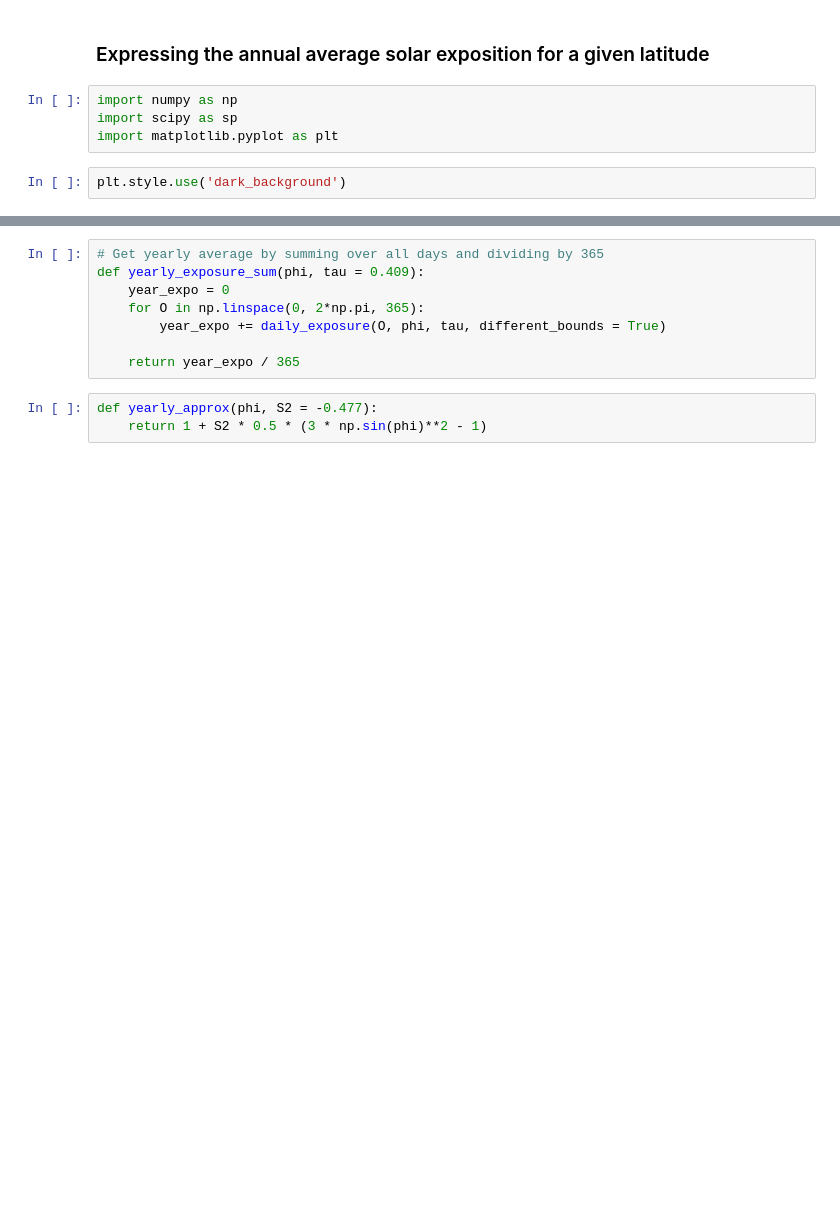
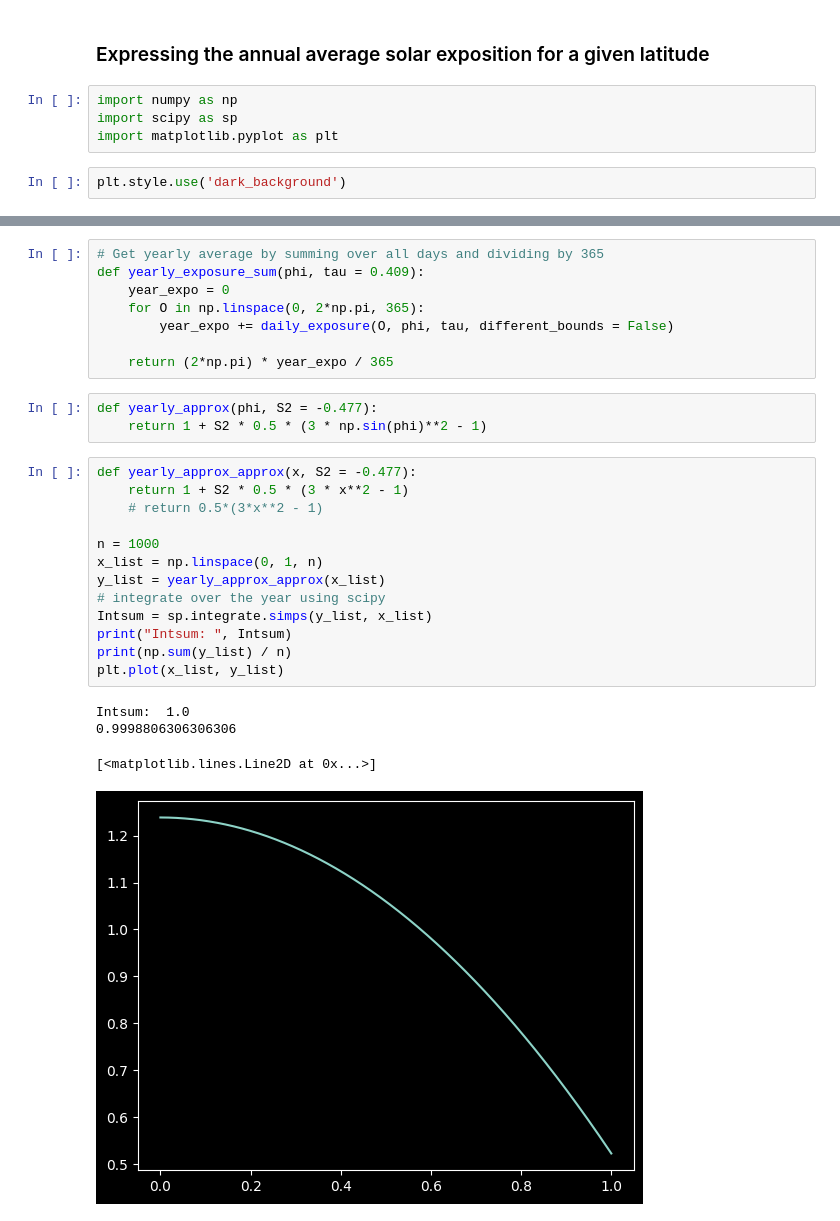
Before and after one commit to aledha/TMA4195-Project, a Jupyter notebook: Question7.ipynb, the cells around one changed output, grey strips where cells are left out. Saved outputs shown, nothing was run; the diff lists cells and outputs as text; blank space fills up the shorter version.

```diff
--- a/Question7.ipynb
+++ b/Question7.ipynb
@@ -42,11 +42,29 @@ def daily_exposure(O, phi, tau = 0.409, different_bounds = False):
 def yearly_exposure_sum(phi, tau = 0.409):
     year_expo = 0
     for O in np.linspace(0, 2*np.pi, 365):
-        year_expo += daily_exposure(O, phi, tau, different_bounds = True)
+        year_expo += daily_exposure(O, phi, tau, different_bounds = False)
 
-    return year_expo / 365
+    return (2*np.pi) * year_expo / 365
 # %%
 def yearly_approx(phi, S2 = -0.477):
     return 1 + S2 * 0.5 * (3 * np.sin(phi)**2 - 1)
+# %%
+def yearly_approx_approx(x, S2 = -0.477):
+    return 1 + S2 * 0.5 * (3 * x**2 - 1)
+    # return 0.5*(3*x**2 - 1)
+
+n = 1000
+x_list = np.linspace(0, 1, n)
+y_list = yearly_approx_approx(x_list)
+# integrate over the year using scipy
+Intsum = sp.integrate.simps(y_list, x_list)
+print("Intsum: ", Intsum)
+print(np.sum(y_list) / n)
+plt.plot(x_list, y_list)
+# %% [output]
+Intsum:  1.0
+0.9998806306306306
+[<matplotlib.lines.Line2D at 0x...>]
+[figure, added]
 # %%
 # Integrate over over the year
```
Also changed, not shown: parts of 5 cells of this notebook, 1 other file.
